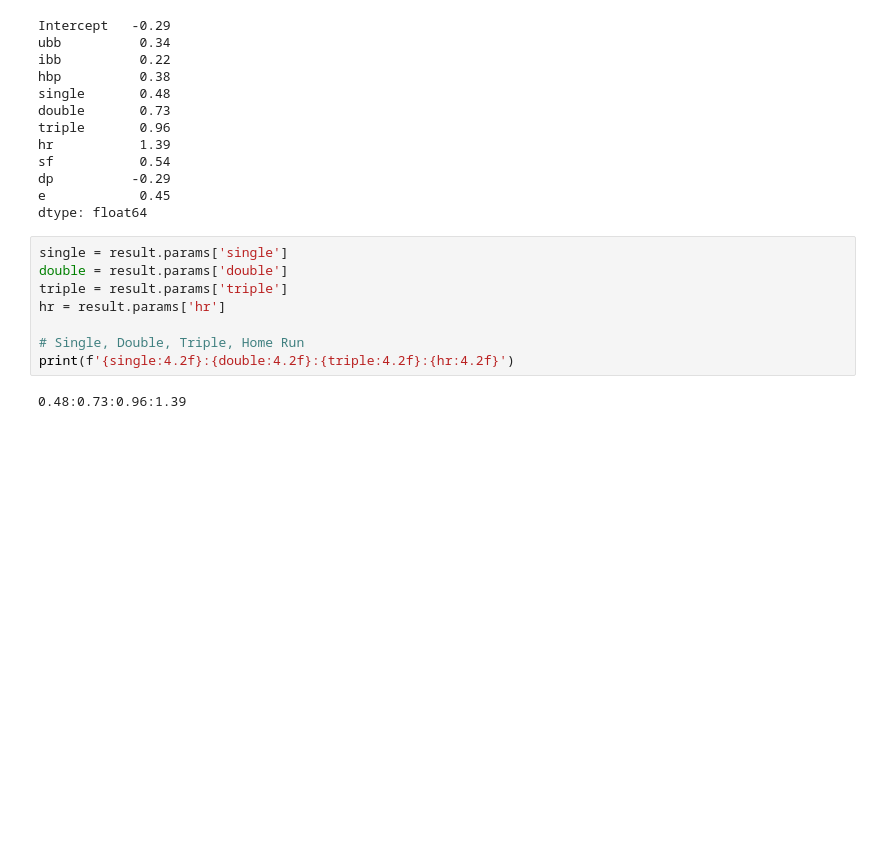
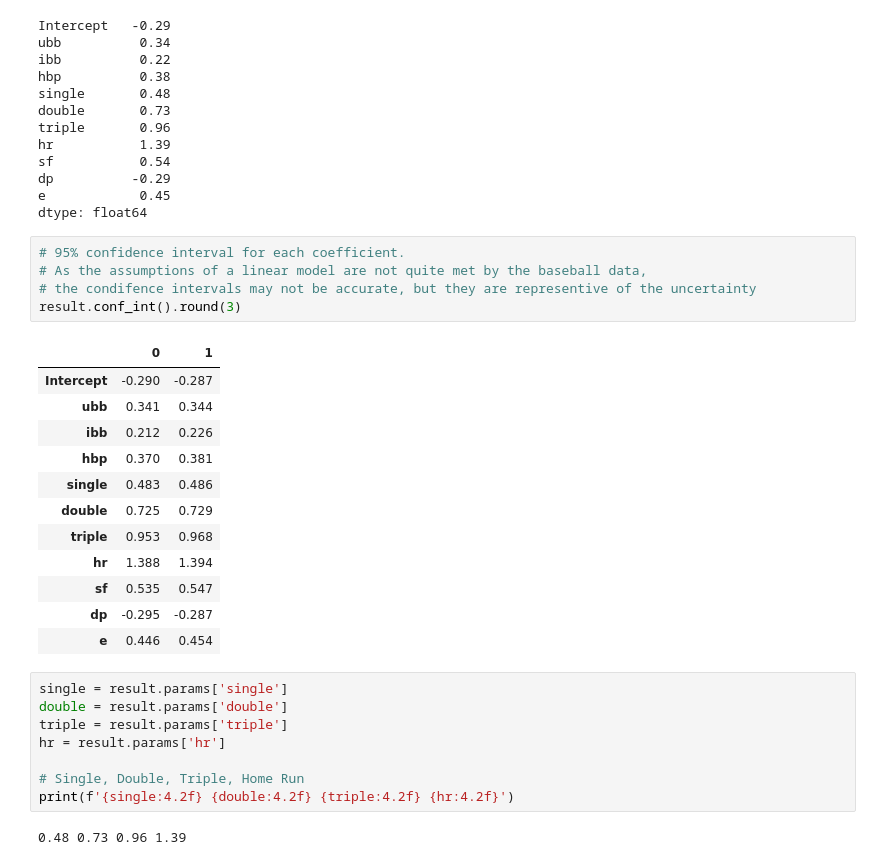
Before and after one commit to sdiehl28/baseball-analytics, a Jupyter notebook: baseball_jupyter_nb/04_LinearWeights_CSV.ipynb, the cells around one changed output. Saved outputs shown, nothing was run; the diff lists cells and outputs as text; blank space fills up the shorter version.

```diff
--- a/baseball_jupyter_nb/04_LinearWeights_CSV.ipynb
+++ b/baseball_jupyter_nb/04_LinearWeights_CSV.ipynb
@@ -252,6 +235,24 @@ sf           0.54
 dp          -0.29
 e            0.45
 dtype: float64
+# %%
+# 95% confidence interval for each coefficient.
+# As the assumptions of a linear model are not quite met by the baseball data,
+# the condifence intervals may not be accurate, but they are representive of the uncertainty
+result.conf_int().round(3)
+# %% [output]
+|  | 0 | 1 |
+| Intercept | -0.290 | -0.287 |
+| ubb | 0.341 | 0.344 |
+| ibb | 0.212 | 0.226 |
+| hbp | 0.370 | 0.381 |
+| single | 0.483 | 0.486 |
+| double | 0.725 | 0.729 |
+| triple | 0.953 | 0.968 |
+| hr | 1.388 | 1.394 |
+| sf | 0.535 | 0.547 |
+| dp | -0.295 | -0.287 |
+| e | 0.446 | 0.454 |
 # %%
 single = result.params['single']
 double = result.params['double']
@@ -259,9 +260,9 @@ triple = result.params['triple']
 hr = result.params['hr']
 
 # Single, Double, Triple, Home Run
-print(f'{single:4.2f}:{double:4.2f}:{triple:4.2f}:{hr:4.2f}')
+print(f'{single:4.2f} {double:4.2f} {triple:4.2f} {hr:4.2f}')
 # %% [output]
-0.48:0.73:0.96:1.39
+0.48 0.73 0.96 1.39
 # %% [markdown]
 ## Interpreting the Linear Model
 
```
Also changed, not shown: parts of 8 cells of this notebook, 4 other files.
